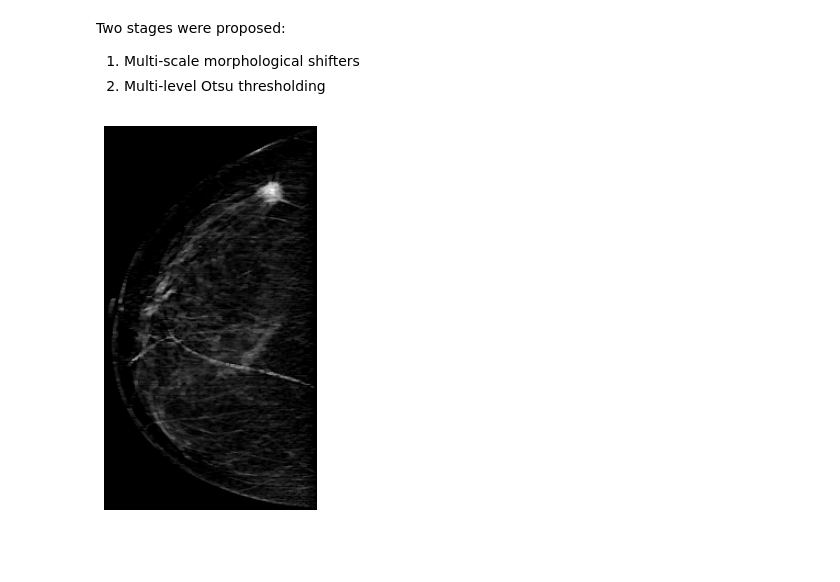
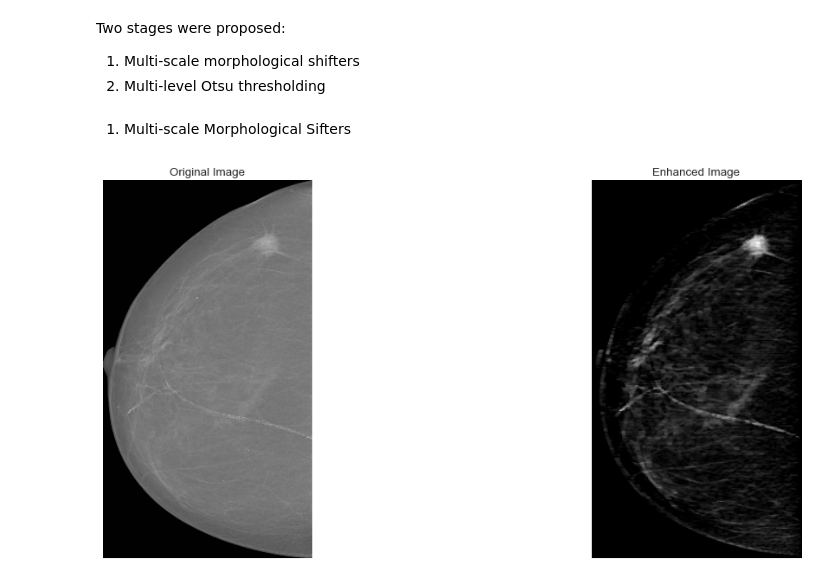
Before and after one commit to abdalrhmanu/breast-mass-detection-and-segmentation-using-multi-scale-morphological-sifting-and-kmeans-clustering, a Jupyter notebook: notebooks/Abdel-Notebook (mass detection implementation).ipynb, the cells around one changed output. Cells and saved outputs as stored; diff of their text form; code cells hidden in the pictures; blank space fills up the shorter version.

Commit message:
multi-scale morphological sifter class

```diff
--- a/notebooks/Abdel-Notebook (mass detection implementation).ipynb
+++ b/notebooks/Abdel-Notebook (mass detection implementation).ipynb
@@ -20,10 +20,13 @@ from scipy import ndimage
 
 # From helpers directory
 from preprocessing import Preprocessor
+from morphological_sifter import MorphologicalSifter
+
 import display
 
 
 preprocessor = Preprocessor()
+mms = MorphologicalSifter()
 
 plt.rcParams['figure.figsize'] = (20, 18)
 plt.style.use('classic')
@@ -546,74 +217,8 @@ def Normalization_mask(image, mask, mode):
+# %% [markdown]
+1. Multi-scale Morphological Sifters
 # %%
-img_name = '20587612_f4b2d377f43ba0bd_MG_R_CC_ANON.tif'
-# img_name = '22613822_45c7f44839fd9e68_MG_R_ML_ANON.tif'
+image_input_name = '20587612_f4b2d377f43ba0bd_MG_R_CC_ANON.tif'
 
-img_path = os.path.join(dataset_folder_paths[4][1], 'images',img_name)
-image = cv2.imread(img_path)
-
-area_min = 15
-area_max = 3689
-mass_size_range = [area_min, area_max] # square mm
-
-pixel_size = 0.07 # spatial resolution of the INbreast mammograms, 0.07mm
-
-resize_factor = 4
-resize_ratio = 1 / resize_factor
-
-n_scale = 2
-
-n_lse_elements = 18
-
-mass_diameter_range_pixel = [math.floor((mass_size_range[0]/math.pi)**0.5*2/(pixel_size/resize_ratio)),
-                             math.ceil((mass_size_range[1]/math.pi)**0.5*2/(pixel_size/resize_ratio))] # diameter range in pixels
-
-
-lse = linear_structuring_elements(n_scale, mass_diameter_range_pixel, 'exponential')
-angle_range = list(range(0, 190, n_lse_elements))
-
-
-image = image[:,:,0]
-breast_mask = (image > 0)
-(cA, _) = dwt2(image, 'db2')
-(image, _) = dwt2(cA, 'db2')
-
-(cA, _) = dwt2(breast_mask, 'db2')
-(breast_mask, _) = dwt2(cA, 'db2')
-breast_mask = (breast_mask >= 1)
-
-new_im = Normalization_mask(image,breast_mask,8);
-
-CC_OR_ML = 1 if '_CC_' in img_name else 0
-L_OR_R = 1 if '_L_' in img_name else 0
-
-# Loop across all images
-enhanced_image = []
-
-for j in range(1, n_scale+1):
-    # Boundary padding
-    padding_mode = 1
-    if j == 1 or CC_OR_ML == 1:
-        # if it is a small scale or it is a MLO view
-        padding_mode = 0  # highest value padding
-    enhanced_image.append(Morphological_sifter(lse[j], lse[j-1], angle_range, new_im, L_OR_R, padding_mode, breast_mask))
-
-
-# Pseudo_color_im = np.dstack((new_im, enhanced_image[0], enhanced_image[1]))
-
-
-enhanced_image = np.sum(enhanced_image, axis=0)
-
-# enhanced_image = cv2.normalize(enhanced_image, None, 0, 255, cv2.NORM_MINMAX, dtype=cv2.CV_8U)
-
-# Grayscale normalization
-# max_pixel_value = np.max(enhanced_image)
-# if max_pixel_value > 0:
-#     enhanced_image = (enhanced_image / max_pixel_value) * 255
-
-# otsu_threshold, binary_image = cv2.threshold(enhanced_image.astype('uint8'), 0, 255, cv2.THRESH_BINARY+cv2.THRESH_OTSU)
-
-
-plt.axis('off')
-plt.imshow(enhanced_image, cmap='gray')
-plt.show()
+enhanced_image = mms.fit(image_input_name, plot=True)
 # %% [output]
-[figure, old version]
+[figure, new version]
```
Also changed, not shown: parts of 8 cells of this notebook, 3 other files.
